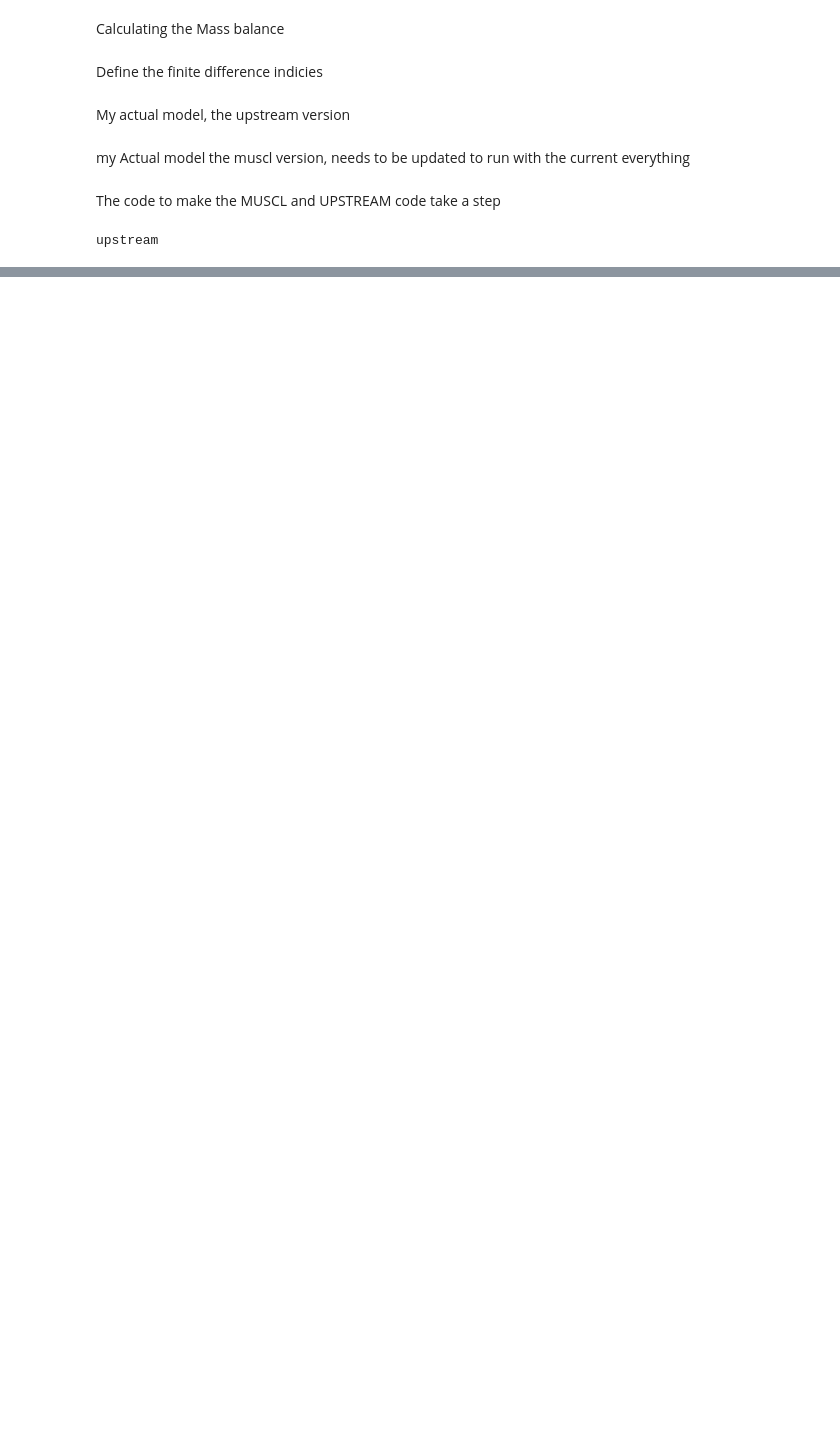
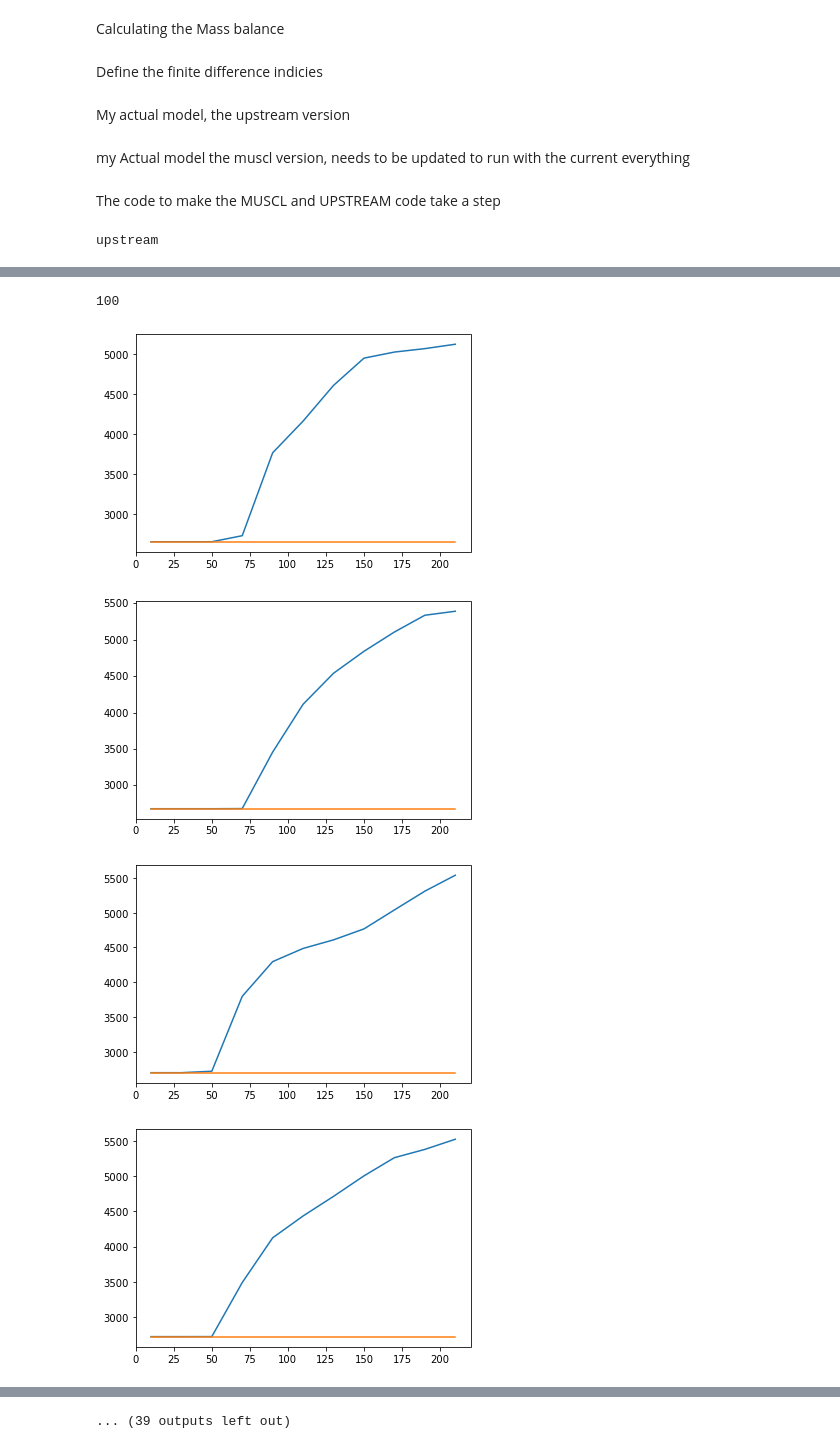
Before and after one commit to Janinehay/Glacier_flow, a Jupyter notebook: just_testsJanine.ipynb, the cells around one changed output, grey strips where cells are left out. Drawn from its saved outputs; the diff is of its cells as text; code cells hidden in the pictures; blank space fills up the shorter version.

```diff
--- a/just_testsJanine.ipynb
+++ b/just_testsJanine.ipynb
@@ -611,7 +604,7 @@ def diffusion_upstream(S,B, Nx, Ny):
     div_l = SIA(D_l_up ,Sklp ,Skl, D_l_dn, Sklm, dx) #equation 36 Jarosh 2013
     div_q = div_k+div_l
 
-    return div_q, dt_cfl, Skl
+    return(div_q, dt_cfl, Skl)
 # %% [markdown]
 my Actual model the muscl version, needs to be updated to run with the current everything
 # %%
@@ -772,10 +775,8 @@ def year(y_end,S,B,m_dot,t, method,S_trib,trib,m_dot_trib):
             edge = int(shape[0])
             H_trib = S_trib-trib
             for n in range(edge):
-                S[-1,Nxt-n] = S[-1,Nxt-n]+H_trib[n,-1]
-
-
-
+                S[-1,Nxt-n] = S[-1,Nxt-n]+H_trib[n,-1*n]
+            #print(H_trib[Mny])
             # adding them together
 
     flowlineSurf = S[Mny]
@@ -791,6 +792,7 @@ def run_mymodel(yrs,S0,B,mb0,t0,elev_mb, methods,S0_trib,trib,mb0_trib):
     surface_h = []
     volume = []
     widths = []
+    trib_surface_h = []
 
     for method in methods:
         S = S0
@@ -810,8 +812,9 @@ def run_mymodel(yrs,S0,B,mb0,t0,elev_mb, methods,S0_trib,trib,mb0_trib):
         volume.append(vol)
         widths.append(wid)
         surface_h.append(surf_h)
+        #trib_surface_h.append(trib_surf_h)
 
-    return(lens, volume, surface_h, widths)
+    return(lens, volume, surface_h, widths, S)
 # %%
 #initialize mb, units of m/s
 m_dot_linear, m_dot_scalar, m_dot_steady, m_dot_linear_trib, m_dot_scalar_trib, m_dot_steady_trib = distrib_mb(bed_h)
@@ -819,16 +822,16 @@ m_dot_linear, m_dot_scalar, m_dot_steady, m_dot_linear_trib, m_dot_scalar_trib,
 #run
 if use_MB == "scalar":
     file = 'mymodel_bed_scalar' #to save
-    lens1, volume1, surface_h1, widths1 = run_mymodel(yrs,B,B,m_dot_scalar,0.,0, methods, trib, trib, m_dot_scalar_trib)
+    lens1, volume1, surface_h1, widths1, S = run_mymodel(yrs,B,B,m_dot_scalar,0.,0, methods, trib, trib, m_dot_scalar_trib)
     np.savez(file, lens=lens1,volume=volume1,surface_h=surface_h1,widths=widths1,bed_h=bed_h1)
 if use_MB == "linear":
     file = 'mymodel_bed_linear' #to save
-    lens1, volume1, surface_h1, widths1 = run_mymodel(yrs,B,B,m_dot_linear,0.,1, methods, trib, trib, m_dot_linear_trib)
+    lens1, volume1, surface_h1, widths1, S = run_mymodel(yrs,B,B,m_dot_linear,0.,1, methods, trib, trib, m_dot_linear_trib)
     np.savez(file, lens=lens1,volume=volume1,surface_h=surface_h1,widths=widths1,bed_h=bed_h1)
 if use_MB == "steady":
     file = 'mymodel_bed_steady' #to save
-    lens1, volume1, surface_h1, widths1 = run_mymodel(yrs,B,B,m_dot_steady,0.,1, methods, trib, trib, m_dot_steady_trib)
-    np.savez(file, lens=lens1,volume=volume1,surface_h=surface_h1,widths=widths1,bed_h=bed_h1)
+    lens1, volume1, surface_h1, widths1, S = run_mymodel(yrs,B,B,m_dot_steady,0.,1, methods, trib, trib, m_dot_steady_trib)
+    np.savez(file, lens=lens1,volume=volume1,surface_h=surface_h1,widths=widths1,bed_h=bed_h1, surface_h_trib= surface_h_trib1)
 # %% [output]
 upstream
 # %%
@@ -904,0 +910,34 @@ plt.savefig(mbname[0:7]+ bed_shape +".png", bbox_inches='tight')
+# %%
+#plot slices of the glacier (mostly for the branching)
+#need to make this plot both Upstream and MUSCL
+numplots = int(len(x)/2)
+print(numplots)
+#fig, axs = plt.subplots(numplots)
+#fig = plt.figure(figsize=(10,50))
+#fig.suptitle('Glacier slices')
+
+#fig.figure(figsize=(10,6))
+
+for n in range(numplots-50):
+    plt.figure()
+    plt.plot(y, S[:,Nxt-2*n])
+    plt.plot(y, B[:,Nxt-2*n])
+
+#plt.savefig("plots_slices.png")#ax2.plot(y, S[:,Nxt])
+#ax2.plot(y, B[:, Nxt])
+#ax3.plot(y, S[:,Nxt+3])
+#ax3.plot(y, B[:, Nxt+3])
+#plot before merge
+#slices = plt.figure(figsize=(22,7))
+#ax1 = slices.add_subplots(1,3,1)
+#ax1.plot(y, S[:,Nxt-5])
+#plot at merge
+#ax2 = fig.add_subplots(1,3,2)
+# plot after merge point
+#ax3 = fig.add_subplots(1,3,3)
+# %% [output]
+100
+[figure, added]
+[figure, added]
+[figure, added]
+[figure, added]
@@ -904,0 +951 @@ plt.savefig(mbname[0:7]+ bed_shape +".png", bbox_inches='tight')
+... (39 outputs left out)
```
Also changed, not shown: parts of 10 cells of this notebook, 7 other files.
